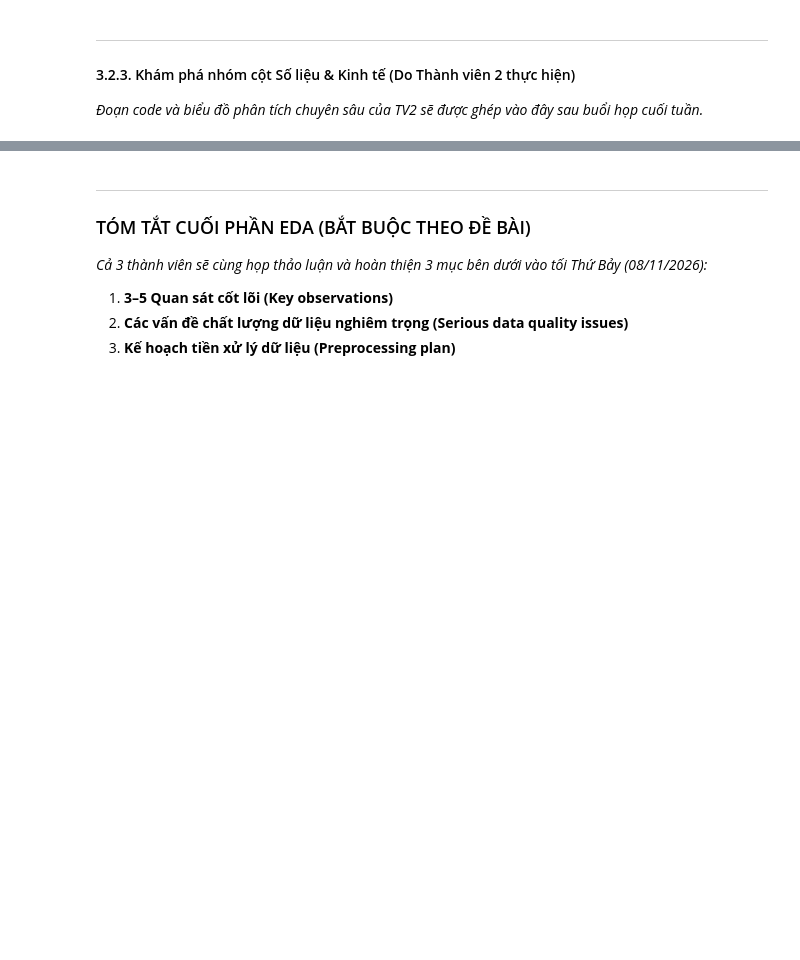
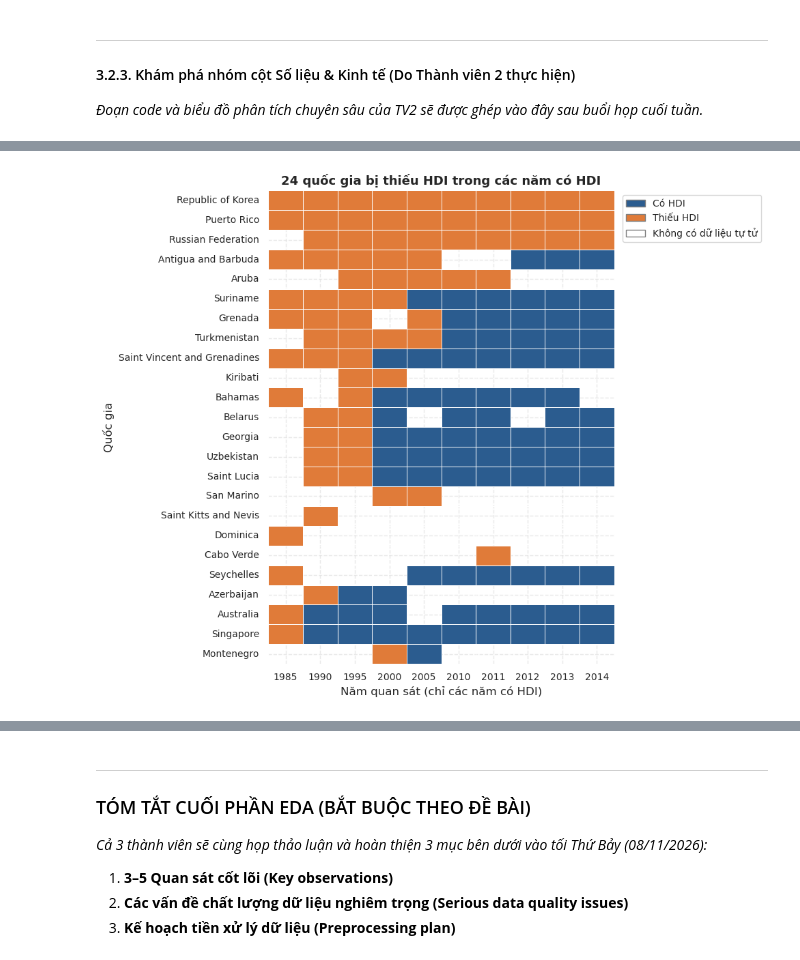
Before and after one commit to 24122039Kien/HCMUS_HKD_program_for_data_scientists, a Jupyter notebook: notebooks/01_collection_exploration.ipynb, the cells around one changed output, grey strips where cells are left out. Cells and saved outputs as stored; diff of their text form; code cells hidden in the pictures; blank space fills up the shorter version.

```diff
--- a/notebooks/01_collection_exploration.ipynb
+++ b/notebooks/01_collection_exploration.ipynb
@@ -226,0 +570,24 @@ Số quốc gia có dữ liệu ngắn hạn (< 15 năm)    : 17 quốc gia
+# %%
+# Bản đồ thiếu HDI trong các năm có HDI, chỉ vẽ các nước từng bị thiếu
+miss_grid = (in_hdi.pivot(index='country', columns='year',
+                          values='hdi_missing'))
+miss_countries = miss_grid.sum(axis=1)
+miss_countries = miss_countries[miss_countries > 0].sort_values()
+miss_grid = miss_grid.loc[miss_countries.index[::-1]]
+miss_code = miss_grid.apply(lambda col: col.map({False: 0, True: 1}))
+
+fig, ax = plt.subplots(figsize=(10, 8))
+sns.heatmap(miss_code, cmap=['#2b5c8f', '#e07b39'], vmin=0, vmax=1,
+            cbar=False, linewidths=0.5, linecolor='white', ax=ax)
+ax.legend([plt.Rectangle((0, 0), 1, 1, facecolor=c, edgecolor='grey')
+           for c in ['#2b5c8f', '#e07b39', 'white']],
+          ['Có HDI', 'Thiếu HDI', 'Không có dữ liệu tự tử'],
+          bbox_to_anchor=(1.01, 1), loc='upper left')
+ax.set_title(f"{len(miss_countries)} quốc gia bị thiếu HDI "
+             "trong các năm có HDI")
+ax.set_xlabel("Năm quan sát (chỉ các năm có HDI)")
+ax.set_ylabel("Quốc gia")
+plt.tight_layout()
+plt.show()
+# %% [output]
+[figure, added]
```
Also changed, not shown: parts of 25 cells of this notebook.
